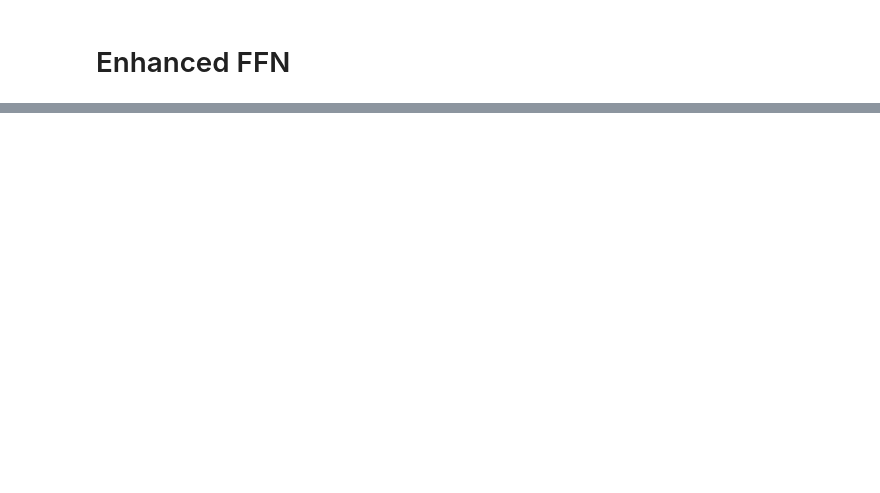
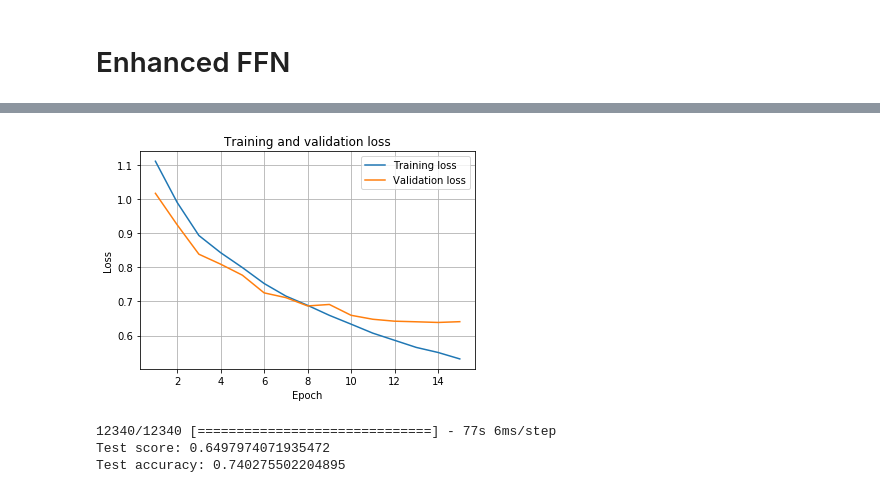
Before and after one commit to mahanKarimi/ClassifySongLyrics, a Jupyter notebook: ClassifySongLyrics.ipynb, the cells around one changed output, grey strips where cells are left out. Drawn from its saved outputs; the diff is of its cells as text; code cells hidden in the pictures; blank space fills up the shorter version.

```diff
--- a/ClassifySongLyrics.ipynb
+++ b/ClassifySongLyrics.ipynb
@@ -240,0 +341,19 @@ plt.show()
+# %%
+tokenizer = Tokenizer(num_words=num_words, filters='!"#$%&()*+,-./:;<=>?@[\\]^_`{|}~\t\n')
+tokenizer.fit_on_texts(rawData['Lyric'])
+sequences = tokenizer.texts_to_sequences(rawData['Lyric'])
+X_clean = sequence.pad_sequences(sequences,maxlen=max_len)
+
+Y_clean = vectorize_labels(rawData['Genre'])
+
+
+X_train, X_test, y_train, y_test = train_test_split(X_clean, Y_clean, test_size=0.2, random_state=0, shuffle=True)
+# %%
+model = Sequential()
+model.add(Embedding(num_words, emb_dim, input_length=max_len))
+model.add(LSTM(16, recurrent_dropout=0.2, dropout=0.2))
+model.add(Dense(6, activation='softmax'))
+model.summary()
+
+model.compile(optimizer='rmsprop', loss='categorical_crossentropy', metrics=['acc'])
+history = model.fit(X_train,y_train, epochs=15, batch_size=128, validation_split=0.2)
@@ -240,0 +392,25 @@ plt.show()
+# %%
+history_dict = history.history
+train_loss = history_dict['loss']
+val_loss = history_dict['val_loss']
+
+epochs = range(1, len(train_loss) + 1)
+plt.title('Training and validation loss')
+plt.plot(epochs, train_loss, label='Training loss')
+plt.plot(epochs, val_loss, label='Validation loss')
+plt.xlabel('Epoch')
+plt.ylabel('Loss')
+plt.legend()
+plt.grid()
+plt.show()
+# %% [output]
+[figure, added]
+# %%
+# compute loss and accuracy on test data
+score = model.evaluate(X_test, y_test, verbose=1)
+print("Test score:", score[0])
+print("Test accuracy:", score[1])
+# %% [output]
+12340/12340 [==============================] - 77s 6ms/step
+Test score: 0.6497974071935472
+Test accuracy: 0.740275502204895
```
Also changed, not shown: parts of 25 cells of this notebook, 1 other file.
